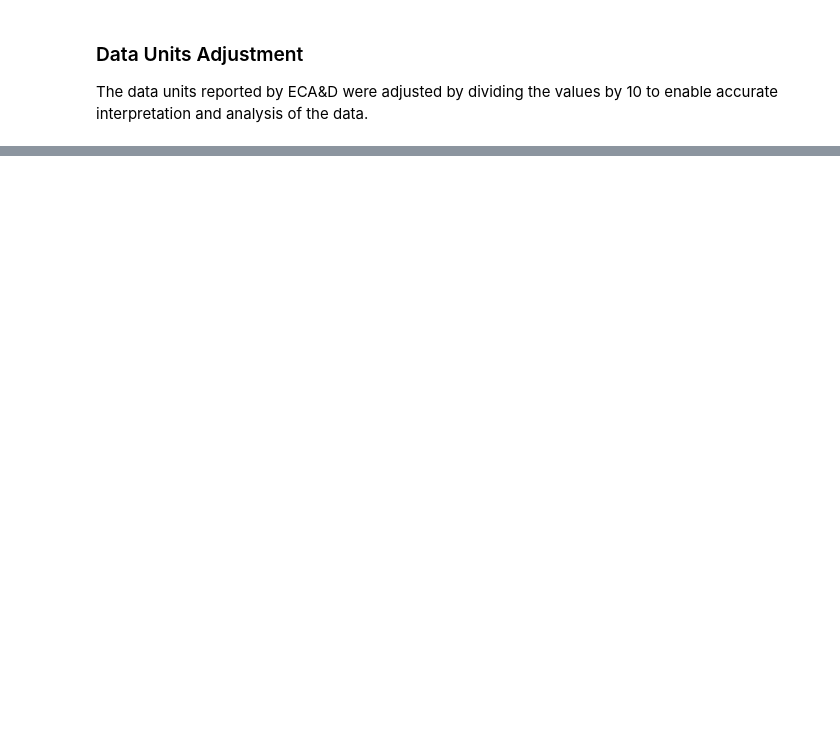
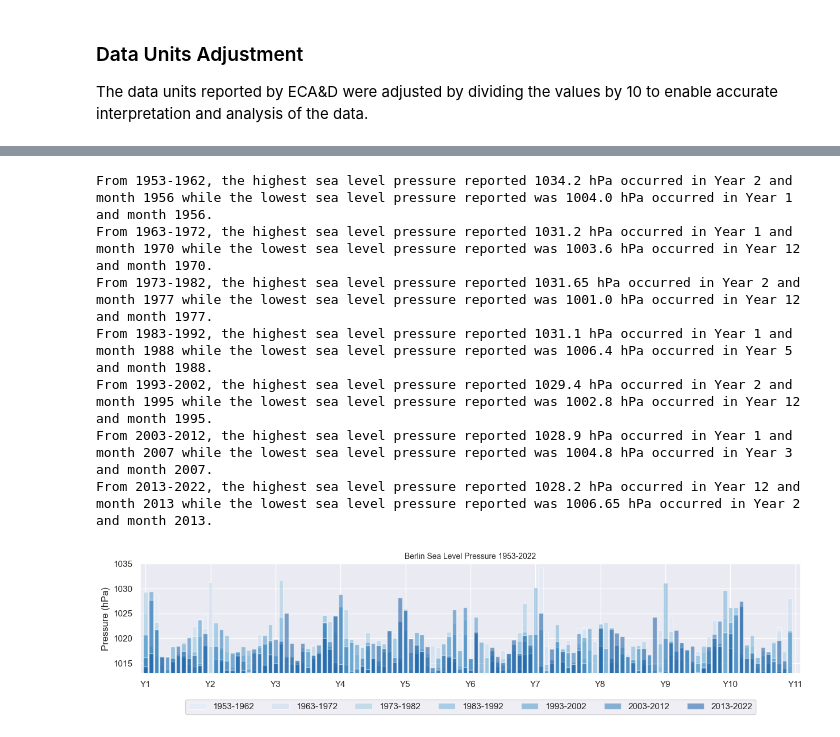
Before and after one commit to kayesokua/data-science-notes, a Jupyter notebook: 02_climate_berlin.ipynb, the cells around one changed output, grey strips where cells are left out. Cells and saved outputs as stored; diff of their text form; code cells hidden in the pictures; blank space fills up the shorter version.

```diff
--- a/02_climate_berlin.ipynb
+++ b/02_climate_berlin.ipynb
@@ -404,0 +241,50 @@ imageio.mimsave('data/output/berlin/berlin_heatmap.gif', images, fps=2)
+# %%
+df_pres_1950 = df.loc['1953-01-01':'1962-12-31'].groupby(['year', 'month'])['pres'].median().unstack()
+df_pres_1960 = df.loc['1963-01-01':'1972-12-31'].groupby(['year', 'month'])['pres'].median().unstack()
+df_pres_1970 = df.loc['1973-01-01':'1982-12-31'].groupby(['year', 'month'])['pres'].median().unstack()
+df_pres_1980 = df.loc['1983-01-01':'1992-12-31'].groupby(['year', 'month'])['pres'].median().unstack()
+df_pres_1990 = df.loc['1993-01-01':'2002-12-31'].groupby(['year', 'month'])['pres'].median().unstack()
+df_pres_2000 = df.loc['2003-01-01':'2012-12-31'].groupby(['year', 'month'])['pres'].median().unstack()
+df_pres_2010 = df.loc['2013-01-01':'2022-12-31'].groupby(['year', 'month'])['pres'].median().unstack()
+
+pres_1950_list = df_pres_1950.values.flatten().tolist()
+pres_1960_list = df_pres_1960.values.flatten().tolist()
+pres_1970_list = df_pres_1970.values.flatten().tolist()
+pres_1980_list = df_pres_1980.values.flatten().tolist()
+pres_1990_list = df_pres_1990.values.flatten().tolist()
+pres_2000_list = df_pres_2000.values.flatten().tolist()
+pres_2010_list = df_pres_2010.values.flatten().tolist()
+
+dfs_pres = [df_pres_1950, df_pres_1960, df_pres_1970, df_pres_1980, df_pres_1990, df_pres_2000, df_pres_2010]
+years = ['1953-1962', '1963-1972', '1973-1982', '1983-1992', '1993-2002', '2003-2012', '2013-2022']
+
+#Just a loop to print the highest and lowest pressure for each decade
+for i in range(len(dfs_pres)):
+    print(f"From {years[i]}, the highest sea level pressure reported {round(dfs_pres[i].max().max(), 2)} hPa occurred in Year {dfs_pres[i].max().idxmax()} and month {dfs_pres[i].idxmax(axis=1).idxmax()} while the lowest sea level pressure reported was {round(dfs_pres[i].min().min(), 2)} hPa occurred in Year {dfs_pres[i].min().idxmin()} and month {dfs_pres[i].idxmax(axis=1).idxmax()}.")
+
+sns.set(style="darkgrid")
+colors = sns.color_palette("Blues", n_colors=7)
+fig, ax = plt.subplots(figsize=(15, 2.5))
+ax.bar(x=np.arange(len(pres_1950_list)), height=pres_1950_list, color=colors[0], alpha=0.5, label='1953-1962')
+ax.bar(x=np.arange(len(pres_1960_list)), height=pres_1960_list, color=colors[1], alpha=0.5, label='1963-1972')
+ax.bar(x=np.arange(len(pres_1970_list)), height=pres_1970_list, color=colors[2], alpha=0.5, label='1973-1982')
+ax.bar(x=np.arange(len(pres_1980_list)), height=pres_1980_list, color=colors[3], alpha=0.5, label='1983-1992')
+ax.bar(x=np.arange(len(pres_1990_list)), height=pres_1990_list, color=colors[4], alpha=0.5, label='1993-2002')
+ax.bar(x=np.arange(len(pres_2000_list)), height=pres_2000_list, color=colors[5], alpha=0.5, label='2003-2012')
+ax.bar(x=np.arange(len(pres_2010_list)), height=pres_2010_list, color=colors[6], alpha=0.5, label='2013-2022')
+ax.set_xticks(np.arange(0, 121, 12), ['Y{}'.format(i+1) for i in range(11)])
+ax.set_title('Berlin Sea Level Pressure 1953-2022', fontsize=10)
+ax.legend(bbox_to_anchor=(0.5, -0.2), loc='upper center', ncol=7)
+ax.set_ylim(1013, 1035)
+ax.set_xlim(-1, 121)
+ax.set_ylabel("Pressure (hPa)")
+plt.show()
+# %% [output]
+From 1953-1962, the highest sea level pressure reported 1034.2 hPa occurred in Year 2 and month 1956 while the lowest sea level pressure reported was 1004.0 hPa occurred in Year 1 and month 1956.
+From 1963-1972, the highest sea level pressure reported 1031.2 hPa occurred in Year 1 and month 1970 while the lowest sea level pressure reported was 1003.6 hPa occurred in Year 12 and month 1970.
+From 1973-1982, the highest sea level pressure reported 1031.65 hPa occurred in Year 2 and month 1977 while the lowest sea level pressure reported was 1001.0 hPa occurred in Year 12 and month 1977.
+From 1983-1992, the highest sea level pressure reported 1031.1 hPa occurred in Year 1 and month 1988 while the lowest sea level pressure reported was 1006.4 hPa occurred in Year 5 and month 1988.
+From 1993-2002, the highest sea level pressure reported 1029.4 hPa occurred in Year 2 and month 1995 while the lowest sea level pressure reported was 1002.8 hPa occurred in Year 12 and month 1995.
+From 2003-2012, the highest sea level pressure reported 1028.9 hPa occurred in Year 1 and month 2007 while the lowest sea level pressure reported was 1004.8 hPa occurred in Year 3 and month 2007.
+From 2013-2022, the highest sea level pressure reported 1028.2 hPa occurred in Year 12 and month 2013 while the lowest sea level pressure reported was 1006.65 hPa occurred in Year 2 and month 2013.
+[figure, added]
```
Also changed, not shown: parts of 48 cells of this notebook.
